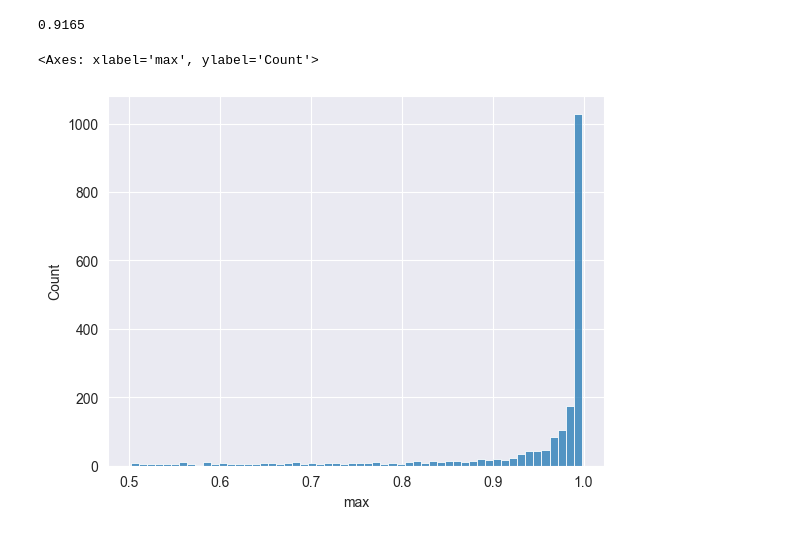
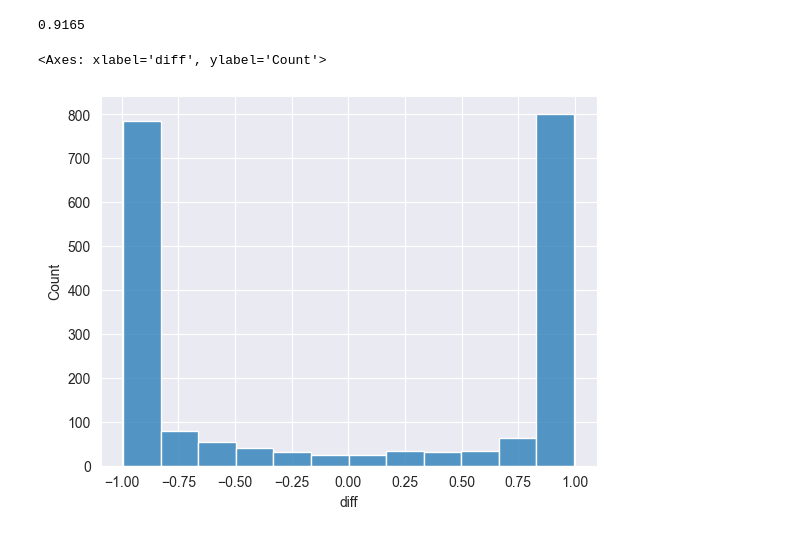
Before and after one commit to VladimirPozdeev06/LLM-Security-Scaner, a Jupyter notebook: response_classfier_notebook.ipynb, the cells around one changed output. Drawn from its saved outputs; the diff is of its cells as text; code cells hidden in the pictures.

Commit message:
-feat: response classifier -show diff chosen+confidence-rejected_confidence

```diff
--- a/response_classfier_notebook.ipynb
+++ b/response_classfier_notebook.ipynb
@@ -258,9 +258,10 @@ accuracy_score(data_predicted['is_unsafe_response'].tolist(),data_labels_list)
 # %%
 import numpy as np
 data_predicted['max']=np.maximum(data_predicted['confidence_rejected_class'],data_predicted['confidence_chosen_class'])
+data_predicted['diff']=data_predicted['confidence_chosen_class']-data_predicted['confidence_rejected_class']
 # %%
 import seaborn as sns
-sns.histplot(data_predicted['max'])
+sns.histplot(data_predicted['diff'])
 # %% [output]
-<Axes: xlabel='max', ylabel='Count'>
+<Axes: xlabel='diff', ylabel='Count'>
-[figure, old version]
+[figure, new version]
```
